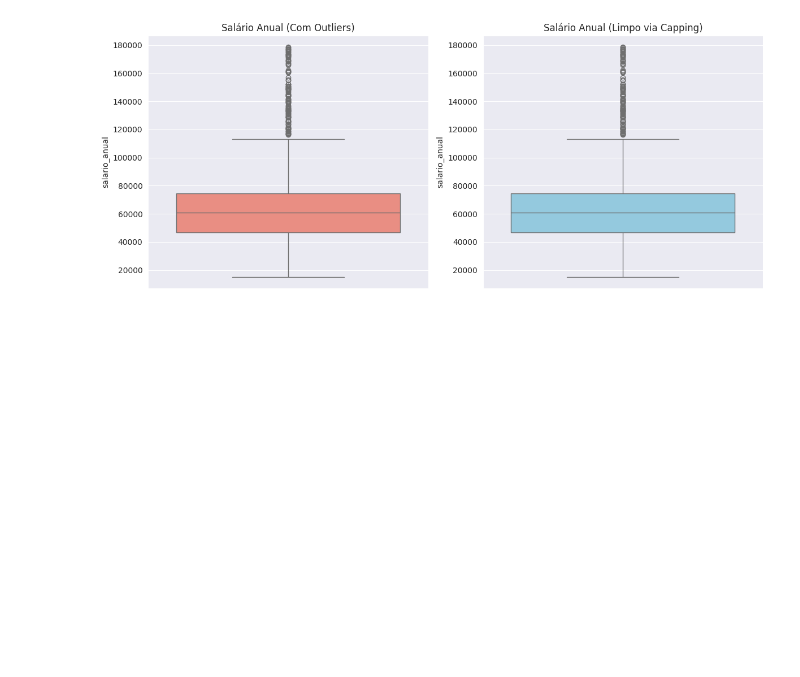
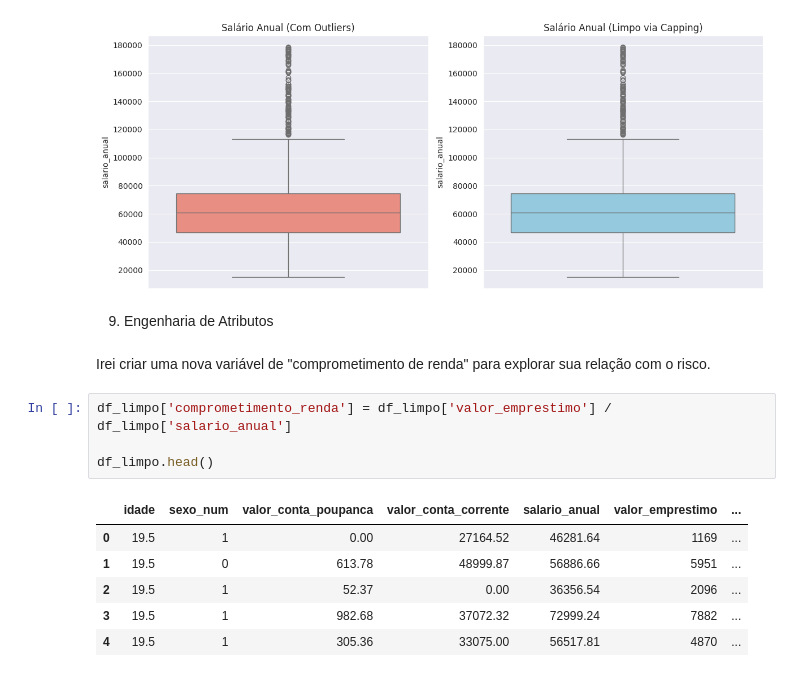
Before and after one commit to henriqueluza/Credit-Analysis-Model, a Jupyter notebook: notebooks/02_analise_exploratoria.ipynb, the cells around one changed output. Drawn from its saved outputs; the diff is of its cells as text; blank space fills up the shorter version.

```diff
--- a/notebooks/02_analise_exploratoria.ipynb
+++ b/notebooks/02_analise_exploratoria.ipynb
@@ -287,3 +287,18 @@ plt.tight_layout()
 plt.show()
 # %% [output]
 [figure]
+# %% [markdown]
+9. Engenharia de Atributos
+# %% [markdown]
+Irei criar uma nova variável de "comprometimento de renda" para explorar sua relação com o risco.
+# %%
+df_limpo['comprometimento_renda'] = df_limpo['valor_emprestimo'] / df_limpo['salario_anual']
+
+df_limpo.head()
+# %% [output]
+|  | idade | sexo_num | valor_conta_poupanca | valor_conta_corrente | salario_anual | valor_emprestimo | ... |
+| 0 | 19.5 | 1 | 0.00 | 27164.52 | 46281.64 | 1169 | ... |
+| 1 | 19.5 | 0 | 613.78 | 48999.87 | 56886.66 | 5951 | ... |
+| 2 | 19.5 | 1 | 52.37 | 0.00 | 36356.54 | 2096 | ... |
+| 3 | 19.5 | 1 | 982.68 | 37072.32 | 72999.24 | 7882 | ... |
+| 4 | 19.5 | 1 | 305.36 | 33075.00 | 56517.81 | 4870 | ... |
```
Also changed, not shown: parts of 5 cells of this notebook.
